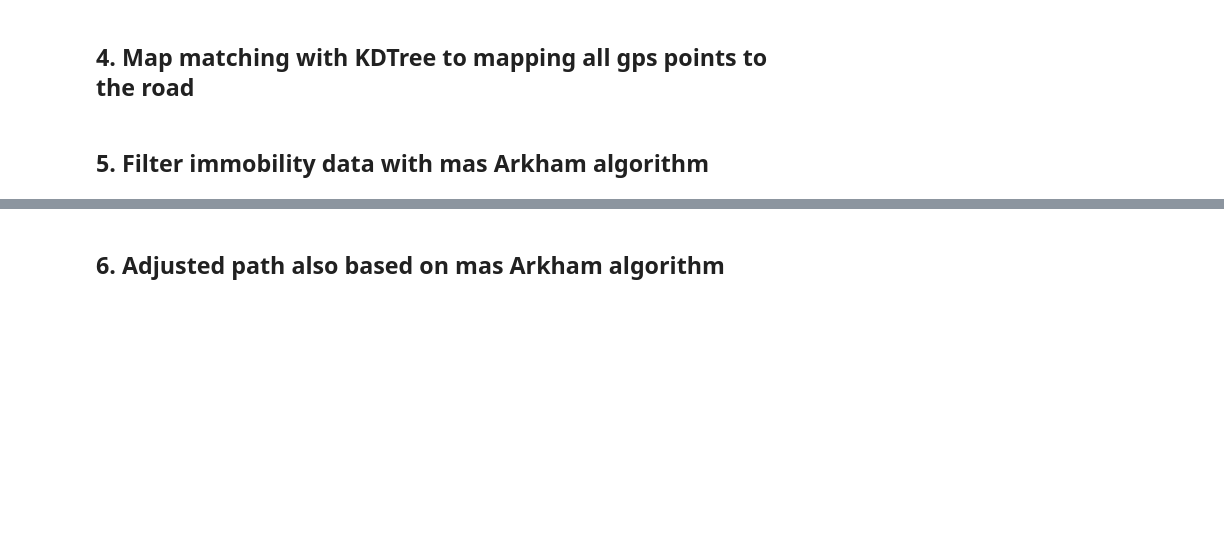
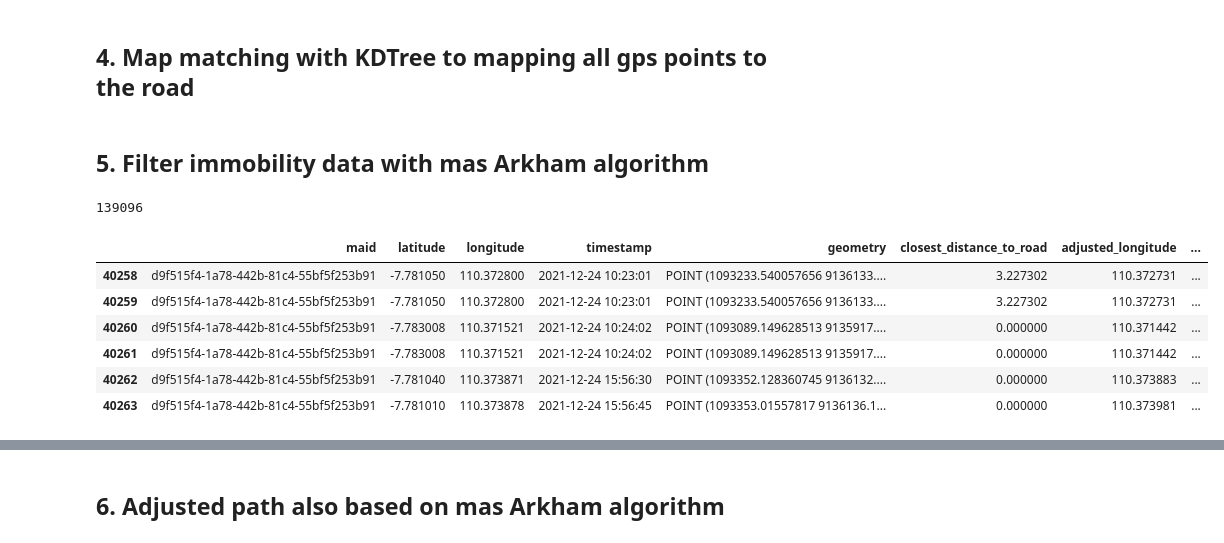
Before and after one commit to rizkyintan/traffic_analysis, a Jupyter notebook: Mulai dari 0 ya kak/All in one_multi maid.ipynb, the cells around one changed output, grey strips where cells are left out. Drawn from its saved outputs; the diff is of its cells as text; code cells hidden in the pictures; blank space fills up the shorter version.

```diff
--- a/Mulai dari 0 ya kak/All in one_multi maid.ipynb
+++ b/Mulai dari 0 ya kak/All in one_multi maid.ipynb
@@ -307,6 +328,16 @@ def filter_immobility_parallel(data):
     grouped = data.groupby(['maid', 'date'])
     results = Parallel(n_jobs=40)(delayed(filter_immobility_arkham)(name, group) for name, group in tqdm(grouped))
     return pd.concat(results, ignore_index=True)
+# %%
+def filter_immobility_parallel(data):
+    data['date'] = pd.to_datetime(data['timestamp']).dt.date
+    grouped = data.groupby('maid')
+    results = Parallel(n_jobs=40)(delayed(filter_immobility_arkham)(name, group) for name, group in tqdm(grouped))
+    return pd.concat(results, ignore_index=True)
+# %%
+len(gps_data)-len(compressed_data)
+# %% [output]
+139096
 # %%
 # Read data GPS and road data
 gps_data = pd.read_csv('filter4_5m_malas_des.csv')
@@ -321,5 +350,13 @@ compressed_data[:5]
 # %%
 data = compressed_data
 data['timestamp'] = pd.to_datetime(data['timestamp'])
-a = data[(data['maid'] == 'd9f515f4-1a78-442b-81c4-55bf5f253b91') & (data['timestamp'].dt.date == pd.to_datetime('2021-12-06').date())]
-create_plot(a)
+df = data[(data['maid'].str.contains('d9f515f4-1a78-442b-81c4-55bf5f253b91')) & (data['timestamp'].dt.date == pd.to_datetime('2021-12-24').date())]
+df
+# %% [output]
+|  | maid | latitude | longitude | timestamp | geometry | closest_distance_to_road | adjusted_longitude | ... |
+| 40258 | d9f515f4-1a78-442b-81c4-55bf5f253b91 | -7.781050 | 110.372800 | 2021-12-24 10:23:01 | POINT (1093233.540057656 9136133.... | 3.227302 | 110.372731 | ... |
+| 40259 | d9f515f4-1a78-442b-81c4-55bf5f253b91 | -7.781050 | 110.372800 | 2021-12-24 10:23:01 | POINT (1093233.540057656 9136133.... | 3.227302 | 110.372731 | ... |
+| 40260 | d9f515f4-1a78-442b-81c4-55bf5f253b91 | -7.783008 | 110.371521 | 2021-12-24 10:24:02 | POINT (1093089.149628513 9135917.... | 0.000000 | 110.371442 | ... |
+| 40261 | d9f515f4-1a78-442b-81c4-55bf5f253b91 | -7.783008 | 110.371521 | 2021-12-24 10:24:02 | POINT (1093089.149628513 9135917.... | 0.000000 | 110.371442 | ... |
+| 40262 | d9f515f4-1a78-442b-81c4-55bf5f253b91 | -7.781040 | 110.373871 | 2021-12-24 15:56:30 | POINT (1093352.128360745 9136132.... | 0.000000 | 110.373883 | ... |
+| 40263 | d9f515f4-1a78-442b-81c4-55bf5f253b91 | -7.781010 | 110.373878 | 2021-12-24 15:56:45 | POINT (1093353.01557817 9136136.1... | 0.000000 | 110.373981 | ... |
```
Also changed, not shown: parts of 16 cells of this notebook.
